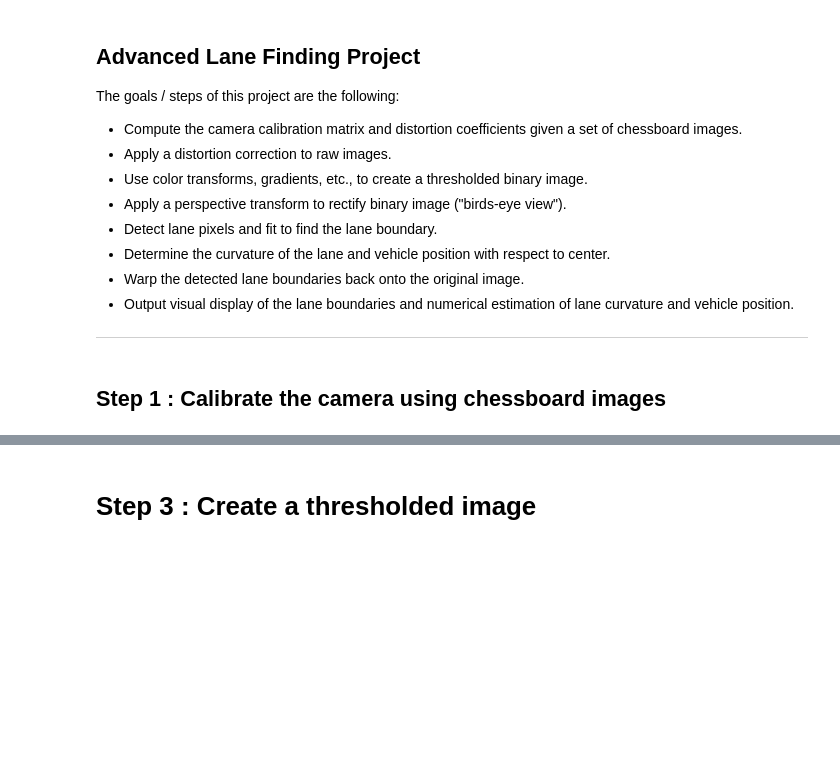
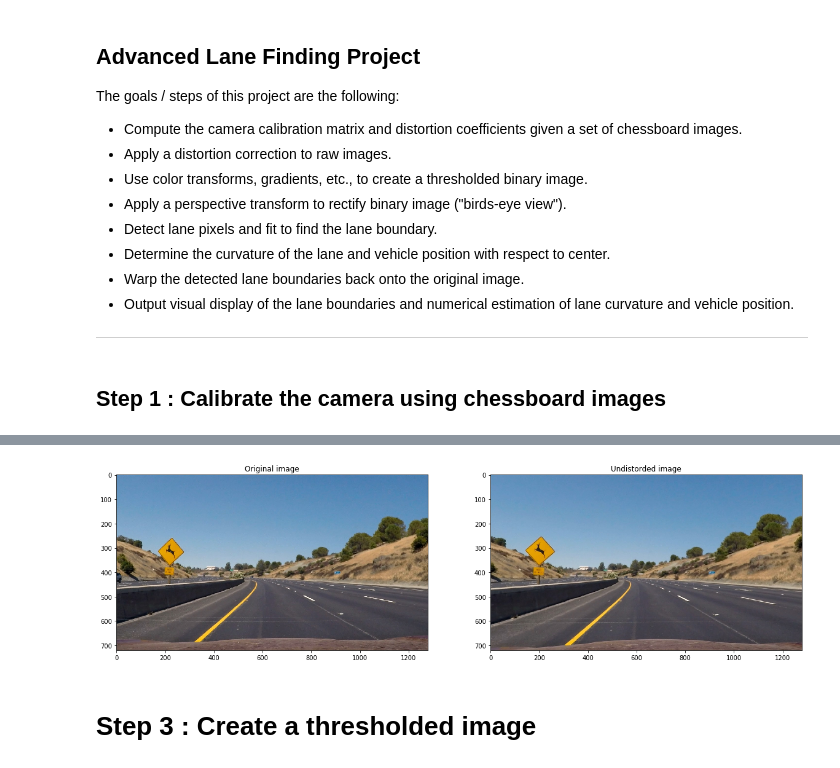
Before and after one commit to raijisse/Udacity-SDC-P2-Advanced-Finding-Lanes, a Jupyter notebook: P2_image.ipynb, the cells around one changed output, grey strips where cells are left out. Drawn from its saved outputs; the diff is of its cells as text; code cells hidden in the pictures; blank space fills up the shorter version.

```diff
--- a/P2_image.ipynb
+++ b/P2_image.ipynb
@@ -70,3 +90,19 @@ pwd
+# %%
+#OPTIONAL : Create a figure for the write up
+raw_img = mpimg.imread('./test_images/test2.jpg')
+dst = cv2.undistort(raw_img, mtx, dist, None, mtx)
+figure, ax = plt.subplots(1,2 , figsize=(20,10))
+ax[0].imshow(raw_img)
+ax[0].set_title('Original image')
+ax[1].imshow(dst)
+ax[1].set_title('Undistorded image')
+
+# We can see this image in the P2_writeup.md
+figure.savefig('./output_images/undistorded_example.jpg', transparent=True, bbox_inches = 'tight')
+
+# See how the traffic sign looks slightly more flattened as a result of undistorsion
+# %% [output]
+[figure, added]
 # %% [markdown]
 # Step 3 : Create a thresholded image
 # %% [markdown]
```
Also changed, not shown: parts of 4 cells of this notebook, 13 other files.
